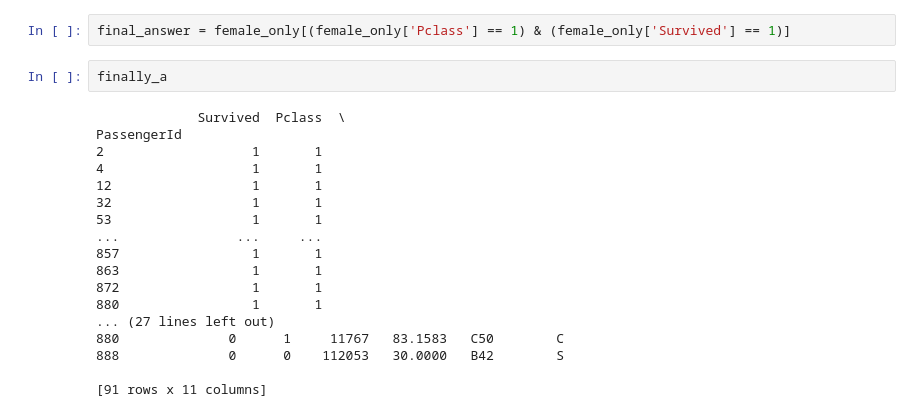
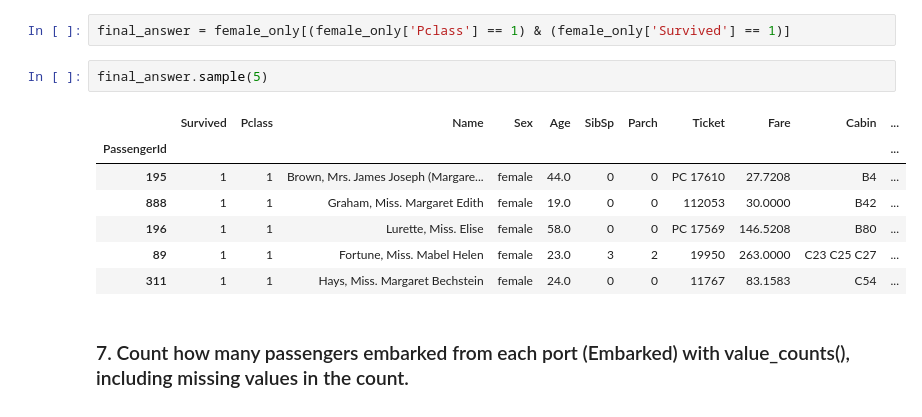
Before and after one commit to MrLeo0087/Python-Libraries, a Jupyter notebook: Pandas/Titanic.ipynb, the cells around one changed output. Drawn from its saved outputs; the diff is of its cells as text.

```diff
--- a/Pandas/pandas_practice.ipynb
+++ b/Pandas/Titanic.ipynb
@@ -174,22 +174,14 @@ dtype: object
 # %%
 final_answer = female_only[(female_only['Pclass'] == 1) & (female_only['Survived'] == 1)]
 # %%
-finally_a
+final_answer.sample(5)
 # %% [output]
-             Survived  Pclass  \
-PassengerId
-2                   1       1
-4                   1       1
-12                  1       1
-32                  1       1
-53                  1       1
-...               ...     ...
-857                 1       1
-863                 1       1
-872                 1       1
-880                 1       1
-... (27 lines left out)
-880              0      1     11767   83.1583   C50        C
-888              0      0    112053   30.0000   B42        S
-
-[91 rows x 11 columns]
+|  | Survived | Pclass | Name | Sex | Age | SibSp | Parch | Ticket | Fare | Cabin | ... |
+| PassengerId |  |  |  |  |  |  |  |  |  |  | ... |
+| 195 | 1 | 1 | Brown, Mrs. James Joseph (Margare... | female | 44.0 | 0 | 0 | PC 17610 | 27.7208 | B4 | ... |
+| 888 | 1 | 1 | Graham, Miss. Margaret Edith | female | 19.0 | 0 | 0 | 112053 | 30.0000 | B42 | ... |
+| 196 | 1 | 1 | Lurette, Miss. Elise | female | 58.0 | 0 | 0 | PC 17569 | 146.5208 | B80 | ... |
+| 89 | 1 | 1 | Fortune, Miss. Mabel Helen | female | 23.0 | 3 | 2 | 19950 | 263.0000 | C23 C25 C27 | ... |
+| 311 | 1 | 1 | Hays, Miss. Margaret Bechstein | female | 24.0 | 0 | 0 | 11767 | 83.1583 | C54 | ... |
+# %% [markdown]
+### 7. Count how many passengers embarked from each port (Embarked) with value_counts(), including missing values in the count.
```
Also changed, not shown: parts of 22 cells of this notebook.
